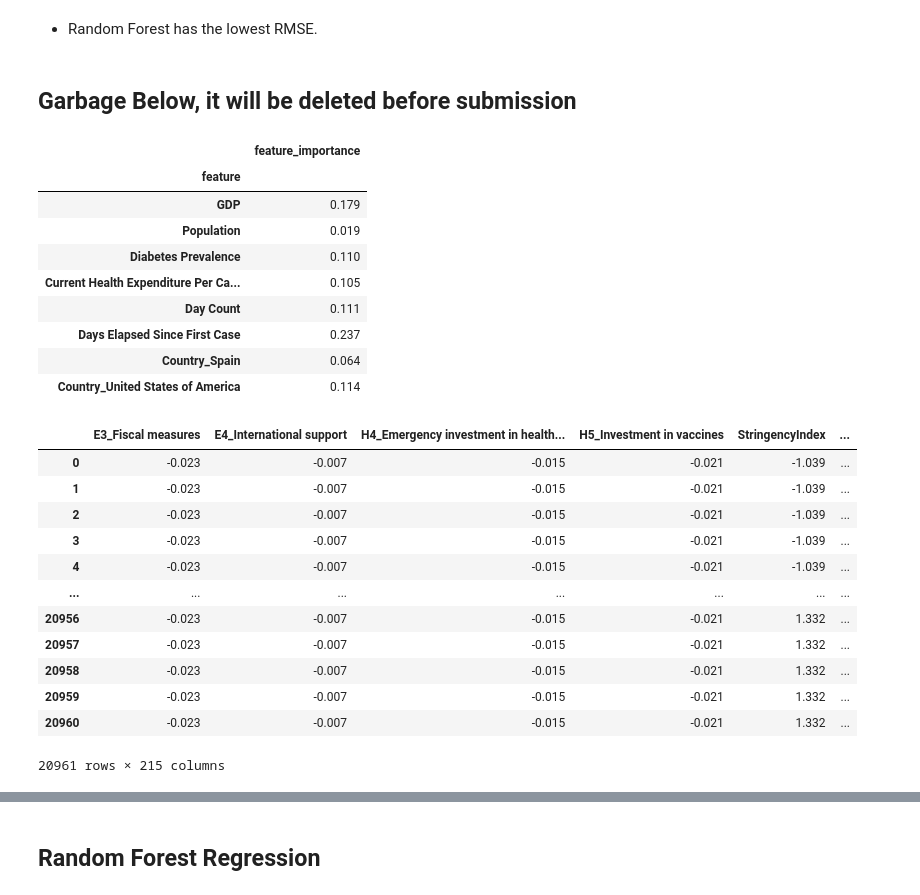
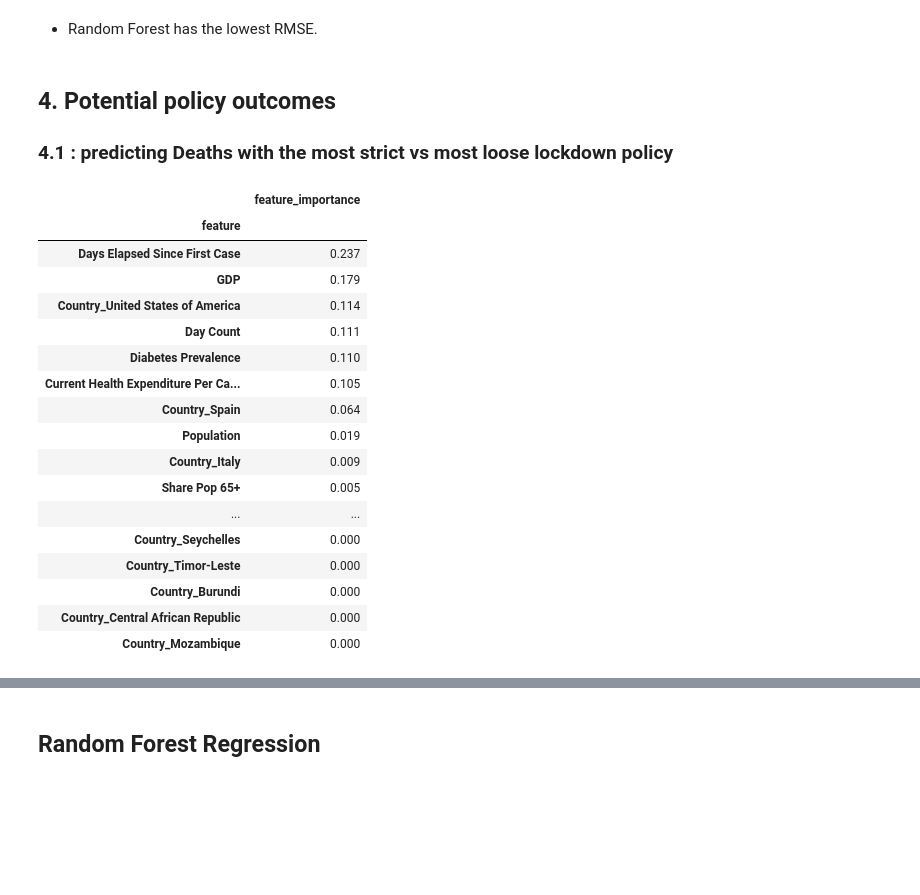
Before and after one commit to rceid/ML_Covid, a Jupyter notebook: scripts/model_fitting.ipynb, the cells around one changed output, grey strips where cells are left out. Cells and saved outputs as stored; diff of their text form; code cells hidden in the pictures; blank space fills up the shorter version.

Commit message:
with some potential policy work

```diff
--- a/scripts/model_fitting.ipynb
+++ b/scripts/model_fitting.ipynb
@@ -746,37 +747,31 @@ break
-# %% [markdown]
-## Garbage Below, it will be deleted before submission
+# %% [markdown]
+## 4. Potential policy outcomes
+### 4.1 : predicting Deaths with the most strict vs most loose lockdown policy
 # %%
 ## policy recommendation - to minimize Deaths
 # %%
 features = pd.DataFrame({'feature': X_train.columns,
              'feature_importance': rf.feature_importances_})
 features = features.set_index('feature')
 #features.plot(kind='bar')
-features[features['feature_importance']>0.01]
+pd.options.display.max_rows = None
+features.sort_values('feature_importance', ascending=False)
 # %% [output]
 |  | feature_importance |
 | feature |  |
+| Days Elapsed Since First Case | 0.237 |
 | GDP | 0.179 |
-| Population | 0.019 |
+| Country_United States of America | 0.114 |
+| Day Count | 0.111 |
 | Diabetes Prevalence | 0.110 |
 | Current Health Expenditure Per Ca... | 0.105 |
-| Day Count | 0.111 |
-| Days Elapsed Since First Case | 0.237 |
 | Country_Spain | 0.064 |
-| Country_United States of America | 0.114 |
+| Population | 0.019 |
+| Country_Italy | 0.009 |
+| Share Pop 65+ | 0.005 |
+| ... | ... |
+| Country_Seychelles | 0.000 |
+| Country_Timor-Leste | 0.000 |
+| Country_Burundi | 0.000 |
+| Country_Central African Republic | 0.000 |
+| Country_Mozambique | 0.000 |
-# %%
-X_train
-# %% [output]
-|  | E3_Fiscal measures | E4_International support | H4_Emergency investment in health... | H5_Investment in vaccines | StringencyIndex | ... |
-| 0 | -0.023 | -0.007 | -0.015 | -0.021 | -1.039 | ... |
-| 1 | -0.023 | -0.007 | -0.015 | -0.021 | -1.039 | ... |
-| 2 | -0.023 | -0.007 | -0.015 | -0.021 | -1.039 | ... |
-| 3 | -0.023 | -0.007 | -0.015 | -0.021 | -1.039 | ... |
-| 4 | -0.023 | -0.007 | -0.015 | -0.021 | -1.039 | ... |
-| ... | ... | ... | ... | ... | ... | ... |
-| 20956 | -0.023 | -0.007 | -0.015 | -0.021 | 1.332 | ... |
-| 20957 | -0.023 | -0.007 | -0.015 | -0.021 | 1.332 | ... |
-| 20958 | -0.023 | -0.007 | -0.015 | -0.021 | 1.332 | ... |
-| 20959 | -0.023 | -0.007 | -0.015 | -0.021 | 1.332 | ... |
-| 20960 | -0.023 | -0.007 | -0.015 | -0.021 | 1.332 | ... |
-20961 rows × 215 columns
```
Also changed, not shown: parts of 20 cells of this notebook.
